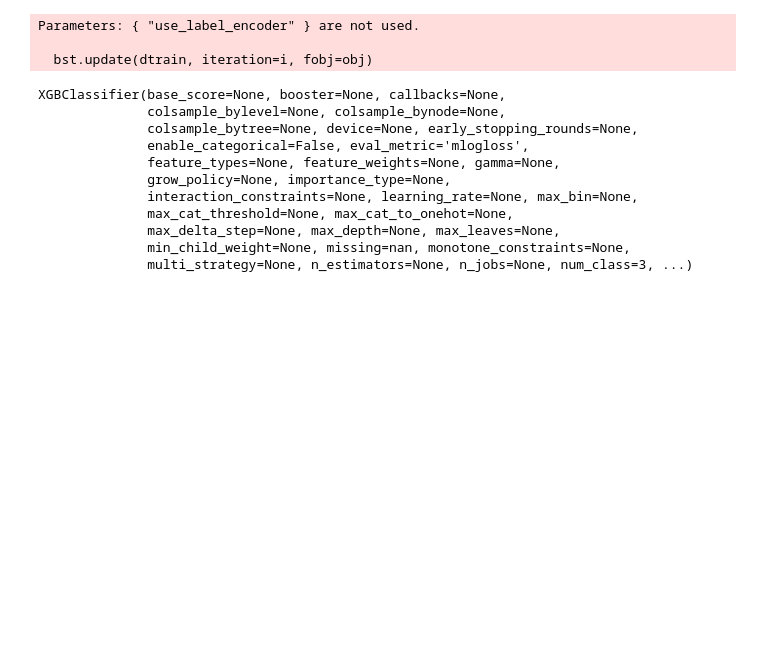
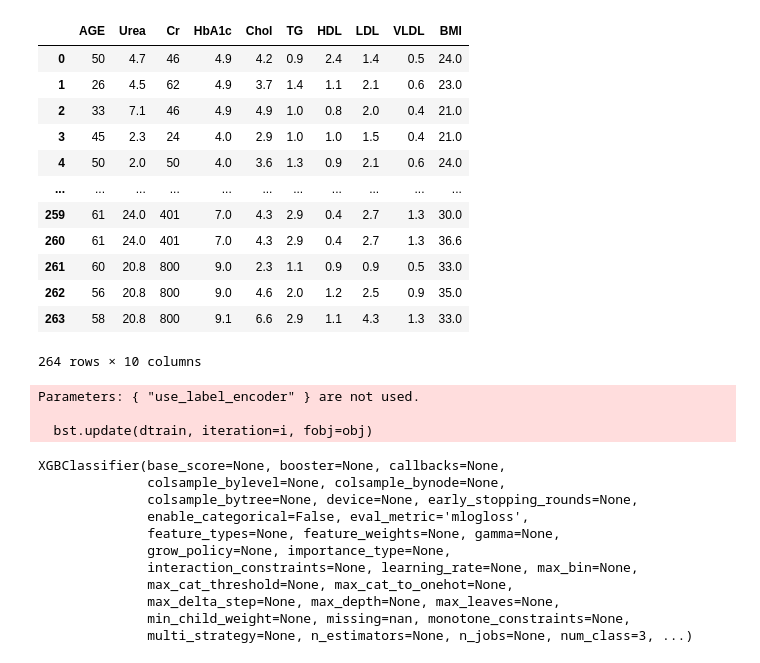
Before and after one commit to chauanphu/xdoc-iu, a Jupyter notebook: main.ipynb, the cells around one changed output. Saved outputs shown, nothing was run; the diff lists cells and outputs as text; code cells hidden in the pictures; blank space fills up the shorter version.

```diff
--- a/main.ipynb
+++ b/main.ipynb
@@ -9,10 +9,20 @@ import xgboost as xgb
 # %%
 # (Assuming data loading and model training are done as before)
 # Load and preprocess data (recap)
 data = pd.read_csv("diabetes.csv")
-X = data.drop(columns=["Class"])
-y = data["Class"]
-X["Gender"] = LabelEncoder().fit_transform(X["Gender"])
-le = LabelEncoder()
-y = le.fit_transform(y)
-X_train, X_test, y_train, y_test = train_test_split(X, y, test_size=0.2, random_state=42)
+X = data.drop(columns=["Class", "Gender"])
+X
+# %% [output]
+|  | AGE | Urea | Cr | HbA1c | Chol | TG | HDL | LDL | VLDL | BMI |
+| 0 | 50 | 4.7 | 46 | 4.9 | 4.2 | 0.9 | 2.4 | 1.4 | 0.5 | 24.0 |
+| 1 | 26 | 4.5 | 62 | 4.9 | 3.7 | 1.4 | 1.1 | 2.1 | 0.6 | 23.0 |
+| 2 | 33 | 7.1 | 46 | 4.9 | 4.9 | 1.0 | 0.8 | 2.0 | 0.4 | 21.0 |
+| 3 | 45 | 2.3 | 24 | 4.0 | 2.9 | 1.0 | 1.0 | 1.5 | 0.4 | 21.0 |
+| 4 | 50 | 2.0 | 50 | 4.0 | 3.6 | 1.3 | 0.9 | 2.1 | 0.6 | 24.0 |
+| ... | ... | ... | ... | ... | ... | ... | ... | ... | ... | ... |
+| 259 | 61 | 24.0 | 401 | 7.0 | 4.3 | 2.9 | 0.4 | 2.7 | 1.3 | 30.0 |
+| 260 | 61 | 24.0 | 401 | 7.0 | 4.3 | 2.9 | 0.4 | 2.7 | 1.3 | 36.6 |
+| 261 | 60 | 20.8 | 800 | 9.0 | 2.3 | 1.1 | 0.9 | 0.9 | 0.5 | 33.0 |
+| 262 | 56 | 20.8 | 800 | 9.0 | 4.6 | 2.0 | 1.2 | 2.5 | 0.9 | 35.0 |
+| 263 | 58 | 20.8 | 800 | 9.1 | 6.6 | 2.9 | 1.1 | 4.3 | 1.3 | 33.0 |
+264 rows × 10 columns
```
Also changed, not shown: parts of 10 cells of this notebook, 7 other files.
